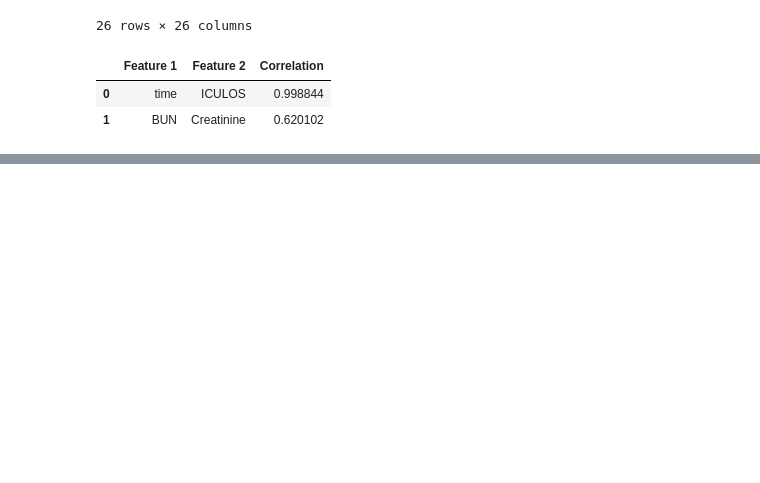
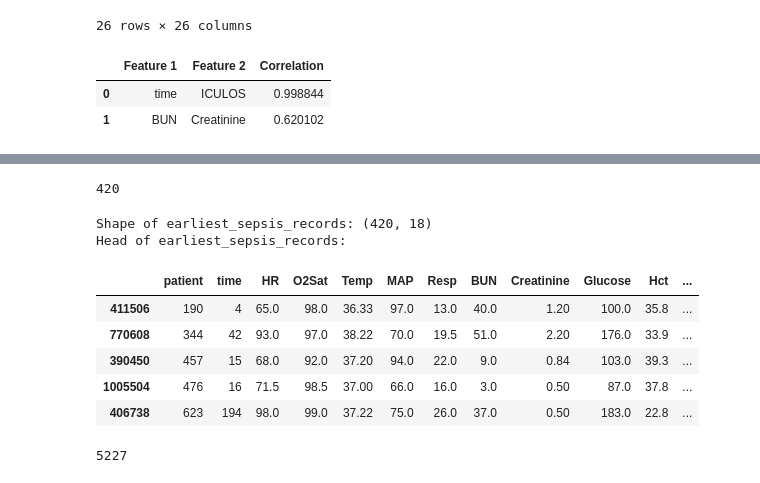
Before and after one commit to pineapple-666/Detect-Sepsis-in-Patients-Before-it-Emerges, a Jupyter notebook: notebook/Step1_Data_Exploring.ipynb, the cells around one changed output, grey strips where cells are left out. Cells and saved outputs as stored; diff of their text form; code cells hidden in the pictures; blank space fills up the shorter version.

```diff
--- a/notebook/Step1_Data_Exploring.ipynb
+++ b/notebook/Step1_Data_Exploring.ipynb
@@ -273,0 +321,6 @@ display(high_corr_df.sort_values(by='Correlation', ascending=False))
+# %%
+# dropping all the columns with null values more than 25%
+
+null_col = ['TroponinI', 'Lactate','AST','SaO2', 'Bilirubin_total', 'FiO2','Chloride','Unit']
+train_df_impute = train_df_impute.drop(columns=null_col)
+train_df_impute.columns
@@ -273,0 +339,37 @@ display(high_corr_df.sort_values(by='Correlation', ascending=False))
+# %%
+sepsis_patients_ids = train_df_impute[train_df_impute['SepsisLabel'] == 1]['patient'].unique()
+print(len(sepsis_patients_ids))
+# %% [output]
+420
+# %%
+train_df_impute_reset = train_df_impute.reset_index(level=0, drop=True)
+
+# 1. Filter train_df_impute for patients identified as sepsis-positive
+sepsis_positive_records = train_df_impute_reset[train_df_impute_reset['patient'].isin(sepsis_patients_ids)].copy()
+
+# 2. Further filter to keep only records where SepsisLabel is equal to 1
+sepsis_positive_records_only = sepsis_positive_records[sepsis_positive_records['SepsisLabel'] == 1].copy()
+
+# 3. Group by 'patient' and select the row with the minimum 'time' value
+earliest_sepsis_records = sepsis_positive_records_only.loc[sepsis_positive_records_only.groupby('patient')['time'].idxmin()]
+
+# Display the shape and head of the resulting DataFrame
+print(f"Shape of earliest_sepsis_records: {earliest_sepsis_records.shape}")
+print("Head of earliest_sepsis_records:")
+display(earliest_sepsis_records.head())
+# %% [output]
+Shape of earliest_sepsis_records: (420, 18)
+Head of earliest_sepsis_records:
+|  | patient | time | HR | O2Sat | Temp | MAP | Resp | BUN | Creatinine | Glucose | Hct | ... |
+| 411506 | 190 | 4 | 65.0 | 98.0 | 36.33 | 97.0 | 13.0 | 40.0 | 1.20 | 100.0 | 35.8 | ... |
+| 770608 | 344 | 42 | 93.0 | 97.0 | 38.22 | 70.0 | 19.5 | 51.0 | 2.20 | 176.0 | 33.9 | ... |
+| 390450 | 457 | 15 | 68.0 | 92.0 | 37.20 | 94.0 | 22.0 | 9.0 | 0.84 | 103.0 | 39.3 | ... |
+| 1005504 | 476 | 16 | 71.5 | 98.5 | 37.00 | 66.0 | 16.0 | 3.0 | 0.50 | 87.0 | 37.8 | ... |
+| 406738 | 623 | 194 | 98.0 | 99.0 | 37.22 | 75.0 | 26.0 | 37.0 | 0.50 | 183.0 | 22.8 | ... |
+# %%
+all_patients_ids = train_df_impute_reset['patient'].unique()
+sepsis_negative_patient_ids = np.setdiff1d(all_patients_ids, sepsis_patients_ids)
+
+print(len(sepsis_negative_patient_ids))
+# %% [output]
+5227
```
Also changed, not shown: parts of 10 cells of this notebook.
